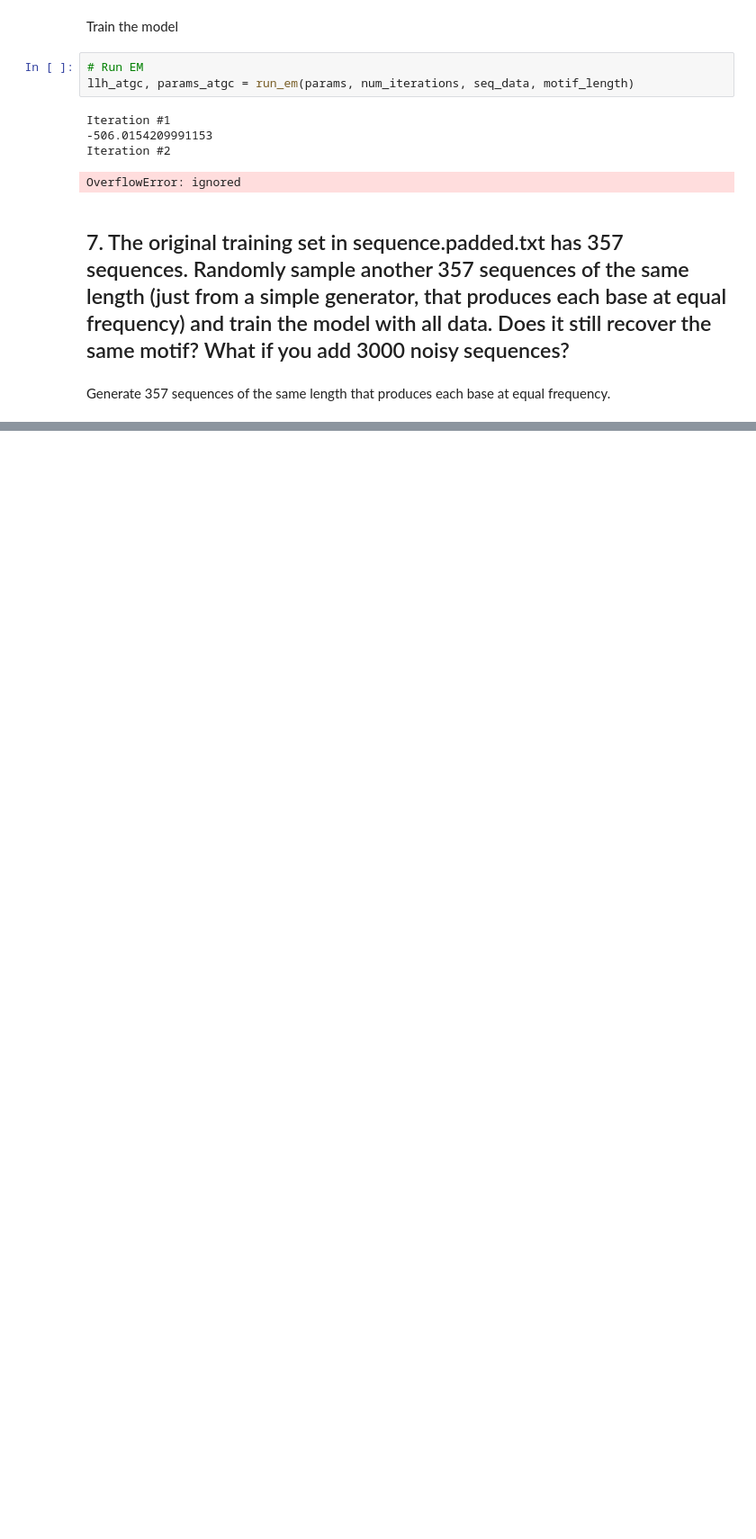
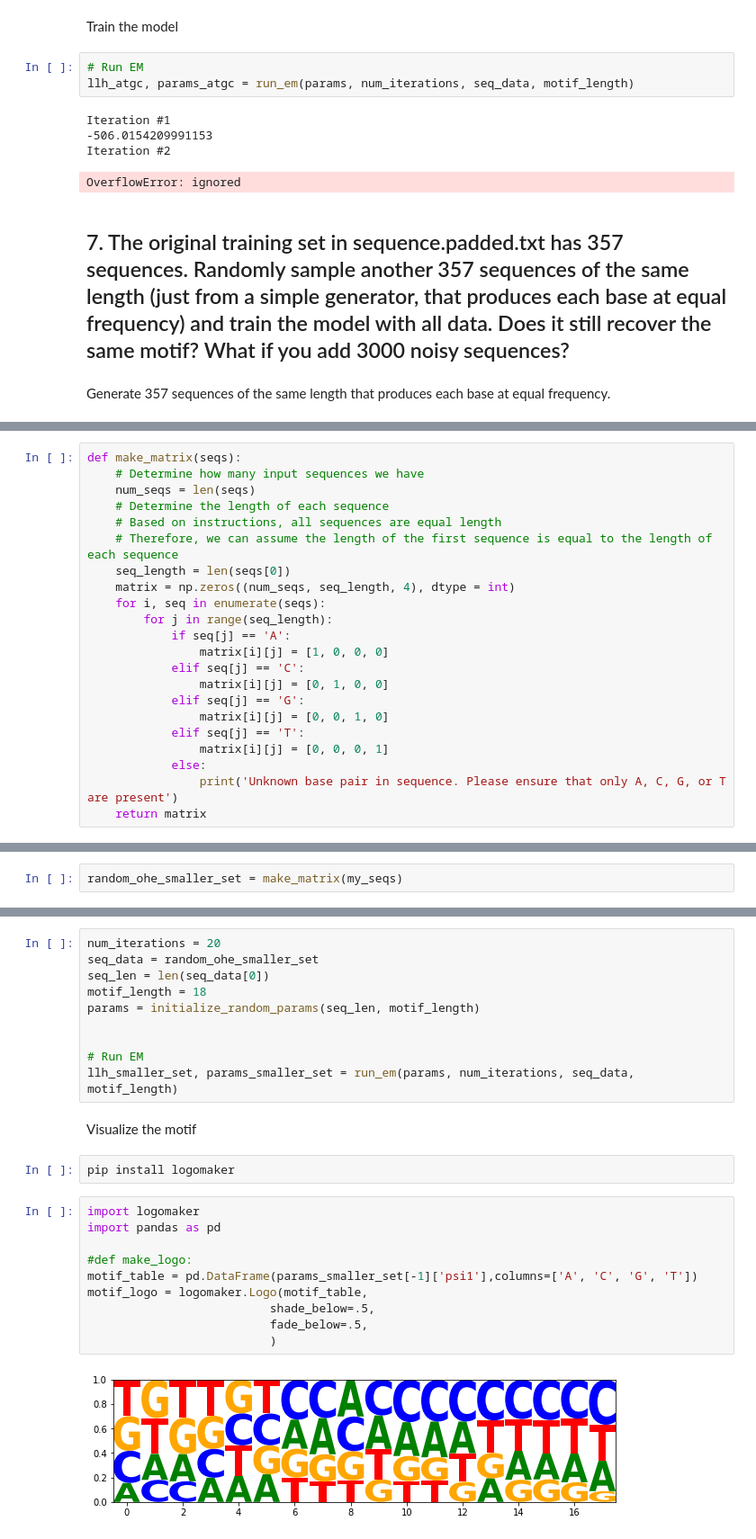
Before and after one commit to vhaghani26/BST_227_Code, a Jupyter notebook: Assignment_1.ipynb, the cells around one changed output, grey strips where cells are left out. Shown at 90% size. Drawn from its saved outputs; the diff is of its cells as text; blank space fills up the shorter version.

```diff
--- a/Assignment_1.ipynb
+++ b/Assignment_1.ipynb
@@ -893,0 +896,22 @@ print(my_seqs)
+# %%
+def make_matrix(seqs):
+    # Determine how many input sequences we have
+    num_seqs = len(seqs)
+    # Determine the length of each sequence
+    # Based on instructions, all sequences are equal length
+    # Therefore, we can assume the length of the first sequence is equal to the length of each sequence
+    seq_length = len(seqs[0])
+    matrix = np.zeros((num_seqs, seq_length, 4), dtype = int)
+    for i, seq in enumerate(seqs):
+        for j in range(seq_length):
+            if seq[j] == 'A':
+                matrix[i][j] = [1, 0, 0, 0]
+            elif seq[j] == 'C':
+                matrix[i][j] = [0, 1, 0, 0]
+            elif seq[j] == 'G':
+                matrix[i][j] = [0, 0, 1, 0]
+            elif seq[j] == 'T':
+                matrix[i][j] = [0, 0, 0, 1]
+            else:
+                print('Unknown base pair in sequence. Please ensure that only A, C, G, or T are present')
+    return matrix
@@ -893,0 +920,2 @@ print(my_seqs)
+# %%
+random_ohe_smaller_set = make_matrix(my_seqs)
@@ -893,0 +924,26 @@ print(my_seqs)
+# %%
+num_iterations = 20
+seq_data = random_ohe_smaller_set
+seq_len = len(seq_data[0])
+motif_length = 18
+params = initialize_random_params(seq_len, motif_length)
+
+
+# Run EM
+llh_smaller_set, params_smaller_set = run_em(params, num_iterations, seq_data, motif_length)
+# %% [markdown]
+Visualize the motif
+# %%
+pip install logomaker
+# %%
+import logomaker
+import pandas as pd
+
+#def make_logo:
+motif_table = pd.DataFrame(params_smaller_set[-1]['psi1'],columns=['A', 'C', 'G', 'T'])
+motif_logo = logomaker.Logo(motif_table,
+                          shade_below=.5,
+                          fade_below=.5,
+                          )
+# %% [output]
+[figure, added]
```
Also changed, not shown: parts of 5 cells of this notebook.
